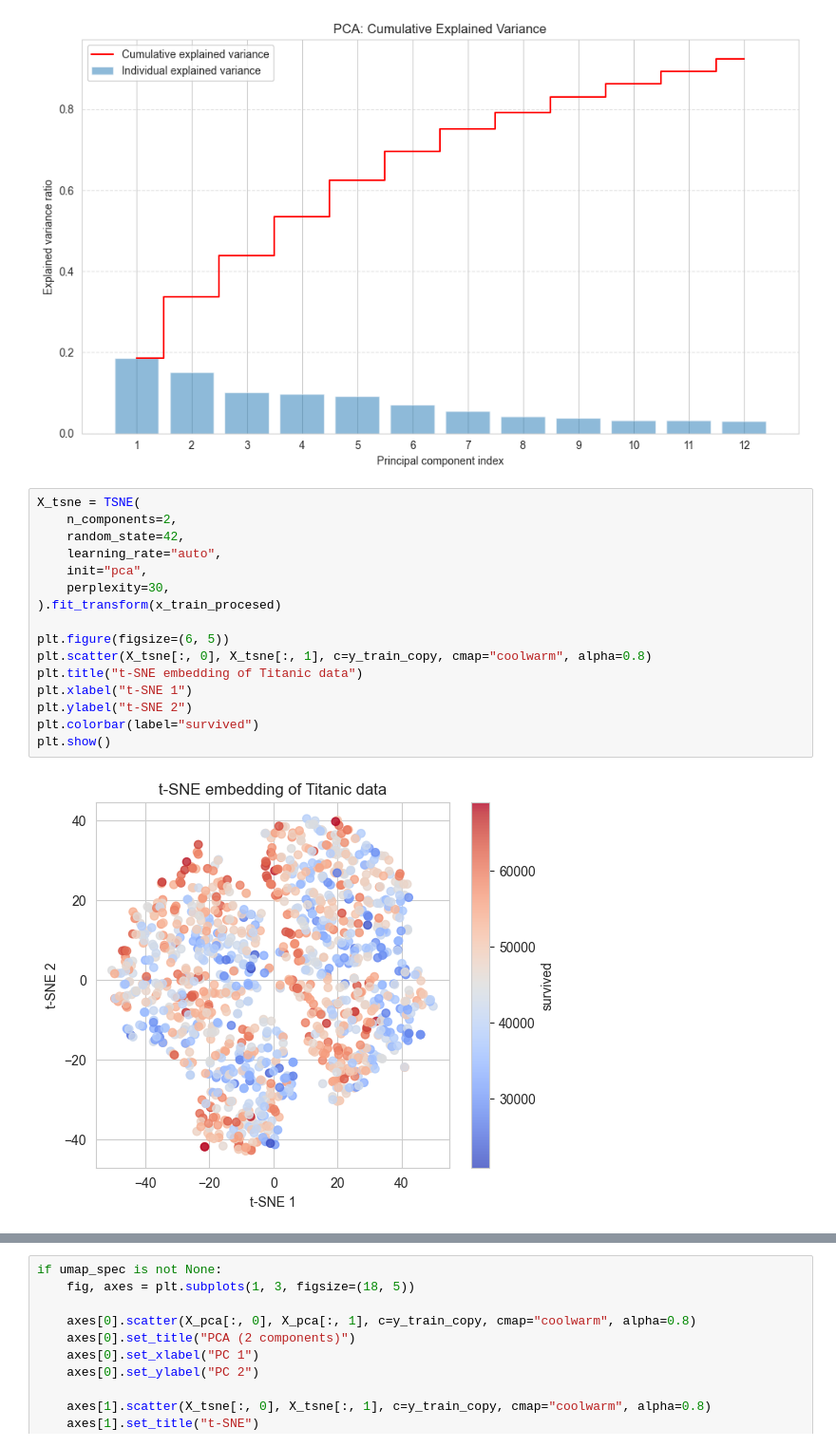
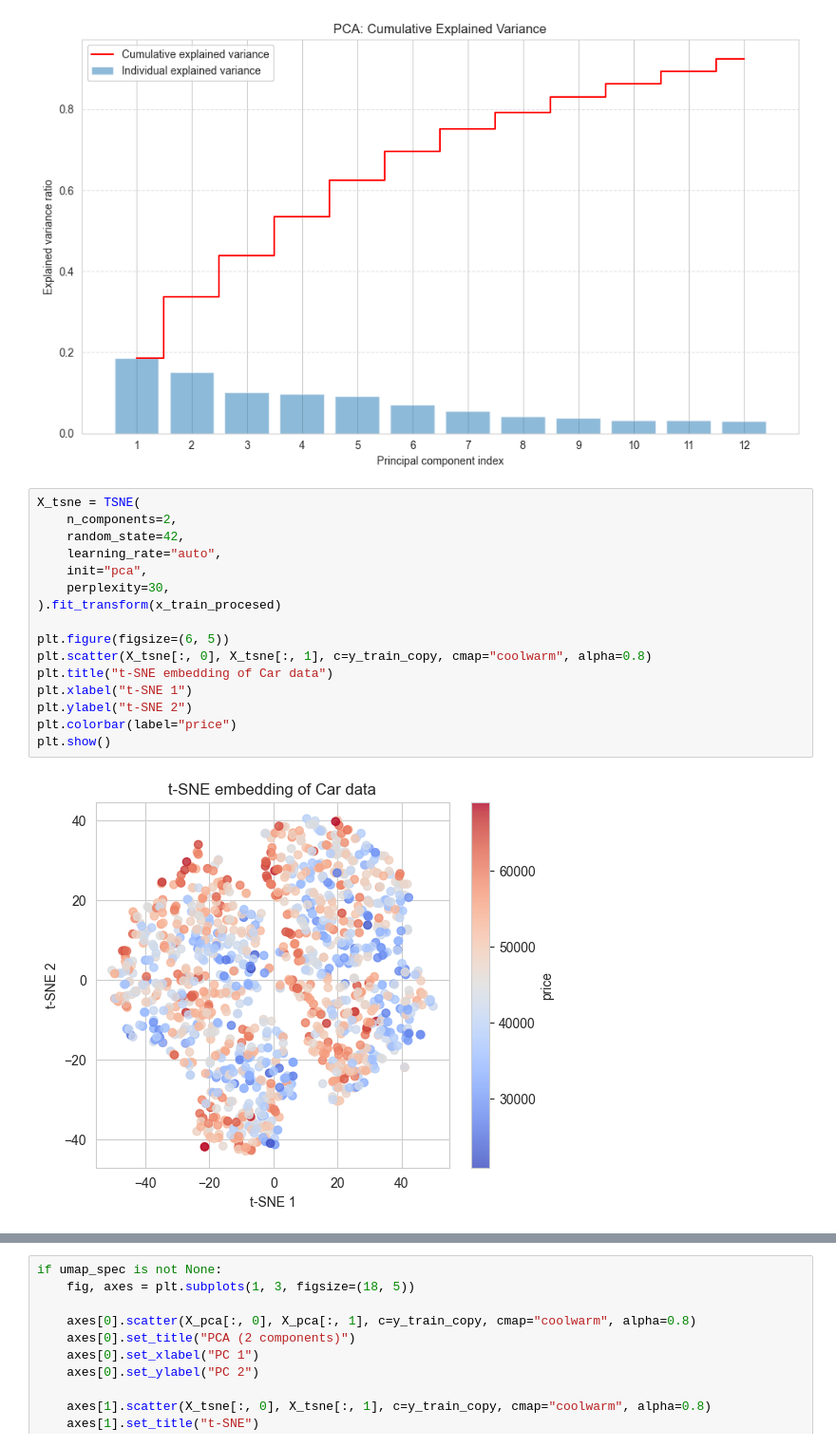
Before and after one commit to FinalFinalV2/Feature-Engineering-Building-ML-Pipeline-, a Jupyter notebook: analysis.ipynb, the cells around one changed output, grey strips where cells are left out. Shown at 95% size. Saved outputs shown, nothing was run; the diff lists cells and outputs as text.

```diff
--- a/analysis.ipynb
+++ b/analysis.ipynb
@@ -783,21 +783,21 @@ plt.show()
 # %%
 X_tsne = TSNE(
     n_components=2,
     random_state=42,
     learning_rate="auto",
     init="pca",
     perplexity=30,
 ).fit_transform(x_train_procesed)
 
 plt.figure(figsize=(6, 5))
 plt.scatter(X_tsne[:, 0], X_tsne[:, 1], c=y_train_copy, cmap="coolwarm", alpha=0.8)
-plt.title("t-SNE embedding of Titanic data")
+plt.title("t-SNE embedding of Car data")
 plt.xlabel("t-SNE 1")
 plt.ylabel("t-SNE 2")
-plt.colorbar(label="survived")
+plt.colorbar(label="price")
 plt.show()
 # %% [output]
-[figure, old version]
+[figure, new version]
 # %%
 import umap
 import importlib
```
Also changed, not shown: parts of 2 cells of this notebook.
